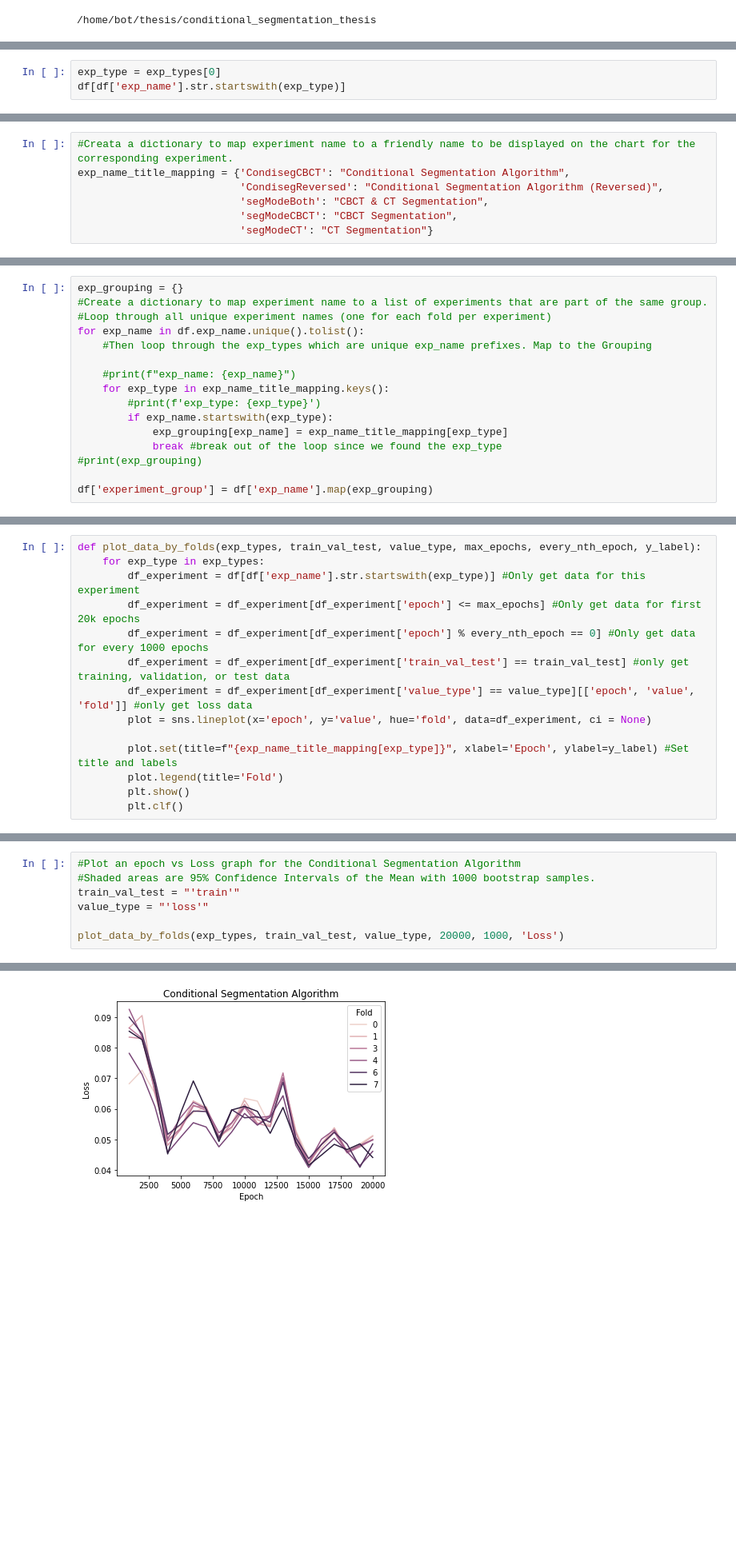
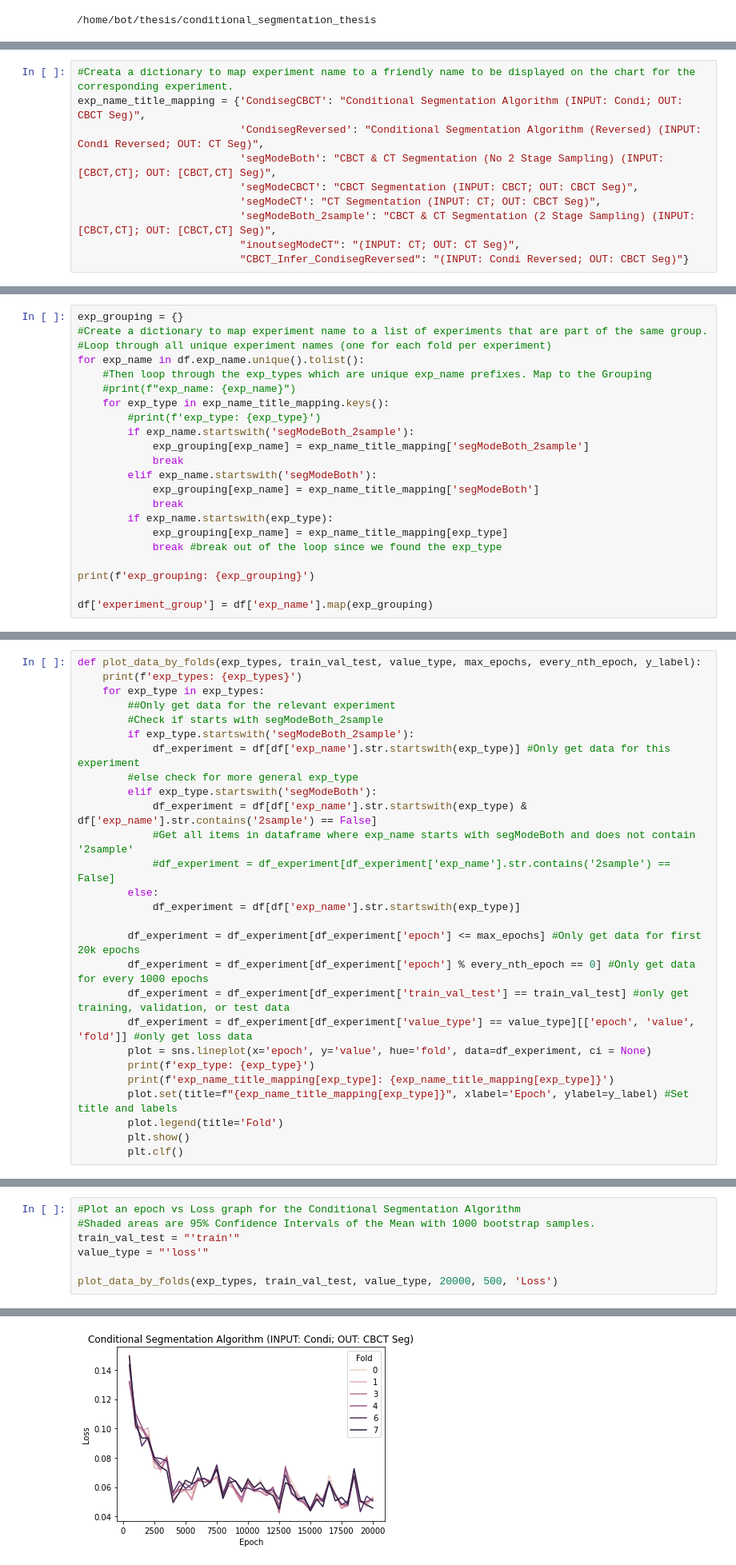
Before and after one commit to bottyBotz/conditional_segmentation_thesis, a Jupyter notebook: analysis.ipynb, the cells around one changed output, grey strips where cells are left out. Shown at 80% size. Drawn from its saved outputs; the diff is of its cells as text; blank space fills up the shorter version.

Commit message:
experiments added

```diff
--- a/analysis.ipynb
+++ b/analysis.ipynb
@@ -251,3 +249,0 @@ None
-# %%
-exp_type = exp_types[0]
-df[df['exp_name'].str.startswith(exp_type)]
@@ -268,7 +250,10 @@ df[df['exp_name'].str.startswith(exp_type)]
 # %%
 #Creata a dictionary to map experiment name to a friendly name to be displayed on the chart for the corresponding experiment.
-exp_name_title_mapping = {'CondisegCBCT': "Conditional Segmentation Algorithm",
-                          'CondisegReversed': "Conditional Segmentation Algorithm (Reversed)",
-                          'segModeBoth': "CBCT & CT Segmentation",
-                          'segModeCBCT': "CBCT Segmentation",
-                          'segModeCT': "CT Segmentation"}
+exp_name_title_mapping = {'CondisegCBCT': "Conditional Segmentation Algorithm (INPUT: Condi; OUT: CBCT Seg)",
+                          'CondisegReversed': "Conditional Segmentation Algorithm (Reversed) (INPUT: Condi Reversed; OUT: CT Seg)",
+                          'segModeBoth': "CBCT & CT Segmentation (No 2 Stage Sampling) (INPUT: [CBCT,CT]; OUT: [CBCT,CT] Seg)",
+                          'segModeCBCT': "CBCT Segmentation (INPUT: CBCT; OUT: CBCT Seg)",
+                          'segModeCT': "CT Segmentation (INPUT: CT; OUT: CBCT Seg)",
+                          'segModeBoth_2sample': "CBCT & CT Segmentation (2 Stage Sampling) (INPUT: [CBCT,CT]; OUT: [CBCT,CT] Seg)",
+                          "inoutsegModeCT": "(INPUT: CT; OUT: CT Seg)",
+                          "CBCT_Infer_CondisegReversed": "(INPUT: Condi Reversed; OUT: CBCT Seg)"}
@@ -280,13 +336,19 @@ exp_grouping = {}
 #Loop through all unique experiment names (one for each fold per experiment)
 for exp_name in df.exp_name.unique().tolist():
     #Then loop through the exp_types which are unique exp_name prefixes. Map to the Grouping
-
     #print(f"exp_name: {exp_name}")
     for exp_type in exp_name_title_mapping.keys():
         #print(f'exp_type: {exp_type}')
+        if exp_name.startswith('segModeBoth_2sample'):
+            exp_grouping[exp_name] = exp_name_title_mapping['segModeBoth_2sample']
+            break
+        elif exp_name.startswith('segModeBoth'):
+            exp_grouping[exp_name] = exp_name_title_mapping['segModeBoth']
+            break
         if exp_name.startswith(exp_type):
             exp_grouping[exp_name] = exp_name_title_mapping[exp_type]
             break #break out of the loop since we found the exp_type
-#print(exp_grouping)
+
+print(f'exp_grouping: {exp_grouping}')
 
 df['experiment_group'] = df['exp_name'].map(exp_grouping)
@@ -311,14 +388,27 @@ def plot_data_aggregate(exp_types, train_val_test, value_type, max_epochs, every
 #plot_data_aggregate(exp_types,
 # %%
 def plot_data_by_folds(exp_types, train_val_test, value_type, max_epochs, every_nth_epoch, y_label):
+    print(f'exp_types: {exp_types}')
     for exp_type in exp_types:
-        df_experiment = df[df['exp_name'].str.startswith(exp_type)] #Only get data for this experiment
+        ##Only get data for the relevant experiment
+        #Check if starts with segModeBoth_2sample
+        if exp_type.startswith('segModeBoth_2sample'):
+            df_experiment = df[df['exp_name'].str.startswith(exp_type)] #Only get data for this experiment
+        #else check for more general exp_type
+        elif exp_type.startswith('segModeBoth'):
+            df_experiment = df[df['exp_name'].str.startswith(exp_type) & df['exp_name'].str.contains('2sample') == False]
+            #Get all items in dataframe where exp_name starts with segModeBoth and does not contain '2sample'
+            #df_experiment = df_experiment[df_experiment['exp_name'].str.contains('2sample') == False]
+        else:
+            df_experiment = df[df['exp_name'].str.startswith(exp_type)]
+
         df_experiment = df_experiment[df_experiment['epoch'] <= max_epochs] #Only get data for first 20k epochs
         df_experiment = df_experiment[df_experiment['epoch'] % every_nth_epoch == 0] #Only get data for every 1000 epochs
         df_experiment = df_experiment[df_experiment['train_val_test'] == train_val_test] #only get training, validation, or test data
         df_experiment = df_experiment[df_experiment['value_type'] == value_type][['epoch', 'value', 'fold']] #only get loss data
         plot = sns.lineplot(x='epoch', y='value', hue='fold', data=df_experiment, ci = None)
-
+        print(f'exp_type: {exp_type}')
+        print(f'exp_name_title_mapping[exp_type]: {exp_name_title_mapping[exp_type]}')
         plot.set(title=f"{exp_name_title_mapping[exp_type]}", xlabel='Epoch', ylabel=y_label) #Set title and labels
         plot.legend(title='Fold')
         plt.show()
@@ -351,5 +456,5 @@ def plot_data_aggregate_by_fold(exp_types, train_val_test, value_type, max_epoch
 train_val_test = "'train'"
 value_type = "'loss'"
 
-plot_data_by_folds(exp_types, train_val_test, value_type, 20000, 1000, 'Loss')
+plot_data_by_folds(exp_types, train_val_test, value_type, 20000, 500, 'Loss')
 # %% [output]
@@ -356 +464 @@ plot_data_by_folds(exp_types, train_val_test, value_type, 20000, 1000, 'Loss')
-[figure, old version]
+[figure, new version]
```
Also changed, not shown: parts of 57 cells of this notebook.
